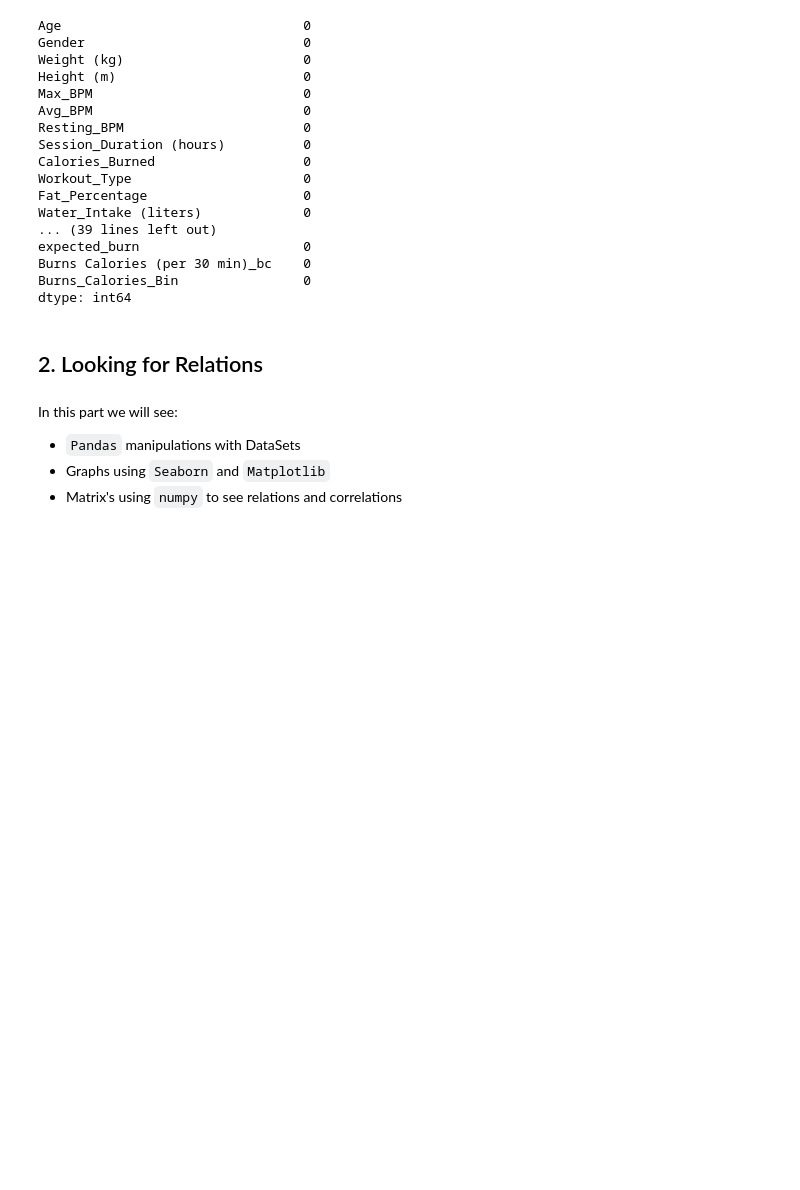
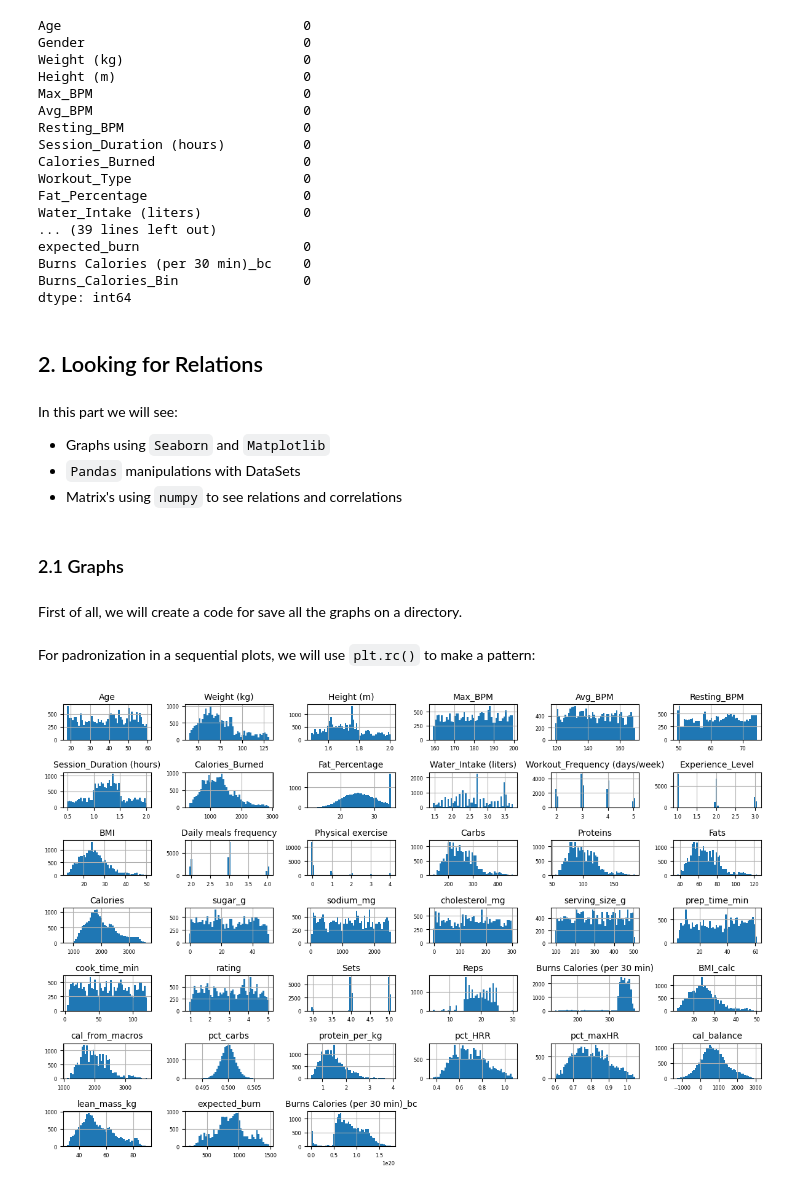
Before and after one commit to cristianism0/EDA-Estudos, a Jupyter notebook: Life-Style/notebooks/EDA-Life_Style.ipynb, the cells around one changed output. Drawn from its saved outputs; the diff is of its cells as text; code cells hidden in the pictures; blank space fills up the shorter version.

Commit message:
add: function for save_figs and starting chapter 2

```diff
--- a/Life-Style/notebooks/EDA-Life_Style.ipynb
+++ b/Life-Style/notebooks/EDA-Life_Style.ipynb
@@ -145,6 +149,34 @@ dtype: int64
 # %% [markdown]
 In this part we will see:
 
+- Graphs using `Seaborn` and `Matplotlib`
 - `Pandas` manipulations with DataSets
-- Graphs using `Seaborn` and `Matplotlib`
 - Matrix's using `numpy` to see relations and correlations
+# %% [markdown]
+### 2.1 Graphs
+# %% [markdown]
+First of all, we will create a code for save all the graphs on a directory.
+# %%
+GRAPH_PATH = Path("..") / "graphs"
+GRAPH_PATH.mkdir(parents=True, exist_ok=True)   # Make sure to make a directory and its parents if necessary
+
+def save_fig(fig_id, tight_layout = True, fig_extension = "png", resolution = 300):
+    path = GRAPH_PATH / f"{fig_id}.{fig_extension}"
+    if tight_layout:
+        plt.tight_layout()           # Improves the visualization for a image creation automatically
+    plt.savefig(path, format=fig_extension, dpi=resolution)
+# %% [markdown]
+For padronization in a sequential plots, we will use `plt.rc()` to make a pattern:
+# %%
+plt.rc('font', size = 10)
+plt.rc('axes', labelsize = 10, titlesize = 10)
+plt.rc('legend', fontsize = 10)
+plt.rc('xtick', labelsize = 6)
+plt.rc('ytick', labelsize = 6)
+
+
+raw_data.hist(bins=50, figsize=(12,8))
+save_fig("attribute_hist_plot")
+plt.show()
+# %% [output]
+[figure, added]
```
Also changed, not shown: parts of 2 cells of this notebook, 1 other file.
